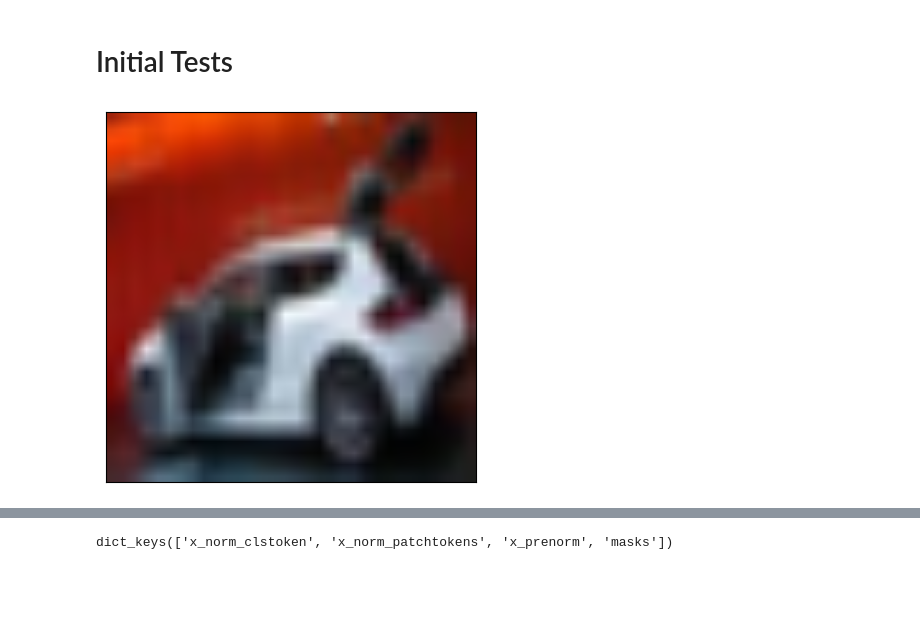
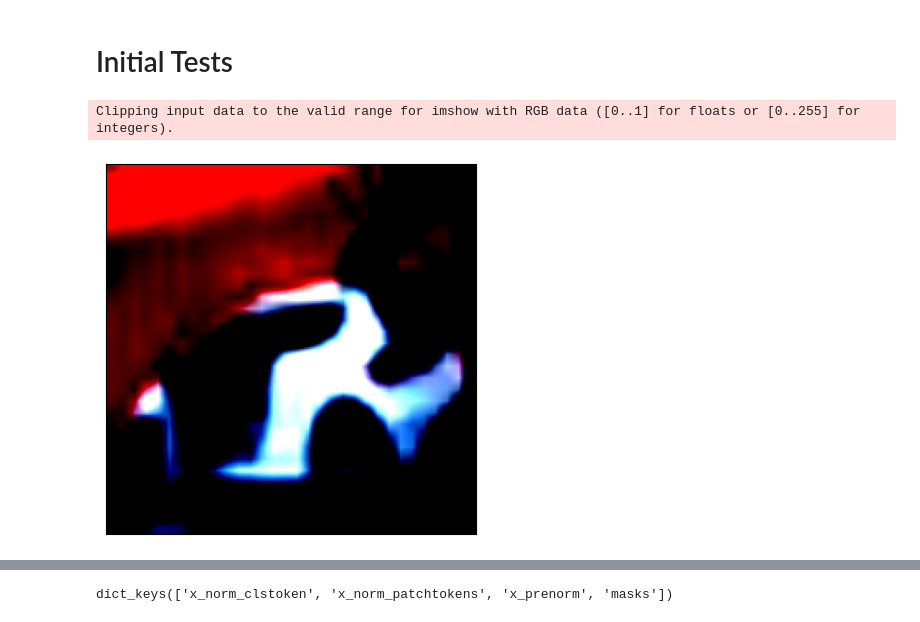
Before and after one commit to NazirNayal8/PyTorch-VAE, a Jupyter notebook: notebooks/dino_v2.ipynb, the cells around one changed output, grey strips where cells are left out. Saved outputs shown, nothing was run; the diff lists cells and outputs as text; code cells hidden in the pictures; blank space fills up the shorter version.

```diff
--- a/notebooks/dino_v2.ipynb
+++ b/notebooks/dino_v2.ipynb
@@ -22,19 +32,27 @@ from sklearn.manifold import TSNE
 # %% [markdown]
 # Datasets
 # %%
+IMAGENET_MEAN, IMAGENET_STD = ([0.485, 0.456, 0.406], [0.229, 0.224, 0.225])
+
 DATASETS = get_datasets(
     root='/home/nazir/datasets',
     transforms=edict(
         CIFAR10=T.Compose([
             T.ToTensor(),
             T.Resize((224, 224)),
-            T.Normalize(mean=[0.5, 0.5, 0.5], std=[1.0, 1.0, 1.0])
+            T.Normalize(mean=IMAGENET_MEAN, std=IMAGENET_STD)
         ]),
         CELEBA=T.Compose([
             T.ToTensor(),
             T.Resize((224, 224)),
-            T.Normalize(mean=[0.5, 0.5, 0.5], std=[1.0, 1.0, 1.0])
-        ])
-        )
+            T.Normalize(mean=IMAGENET_MEAN, std=IMAGENET_STD)
+        ]),
+        OMNIGLOT=T.Compose([
+            T.ToTensor(),
+            T.Lambda(lambda x: x.repeat(3, 1, 1)),
+            T.Resize((224, 224)),
+            T.Normalize(mean=IMAGENET_MEAN, std=IMAGENET_STD)
+        ]),
+    )
 )
 # %% [output]
@@ -59,6 +78,7 @@ _ = dinov2_vits14.cuda()
 # %%
 x, y = DATASETS.CIFAR10[6]
 
-show_image(x + 0.5)
+show_image(x)
 # %% [output]
+Clipping input data to the valid range for imshow with RGB data ([0..1] for floats or [0..255] for integers).
-[figure, old version]
+[figure, new version]
```
Also changed, not shown: parts of 32 cells of this notebook, 32 other files.
